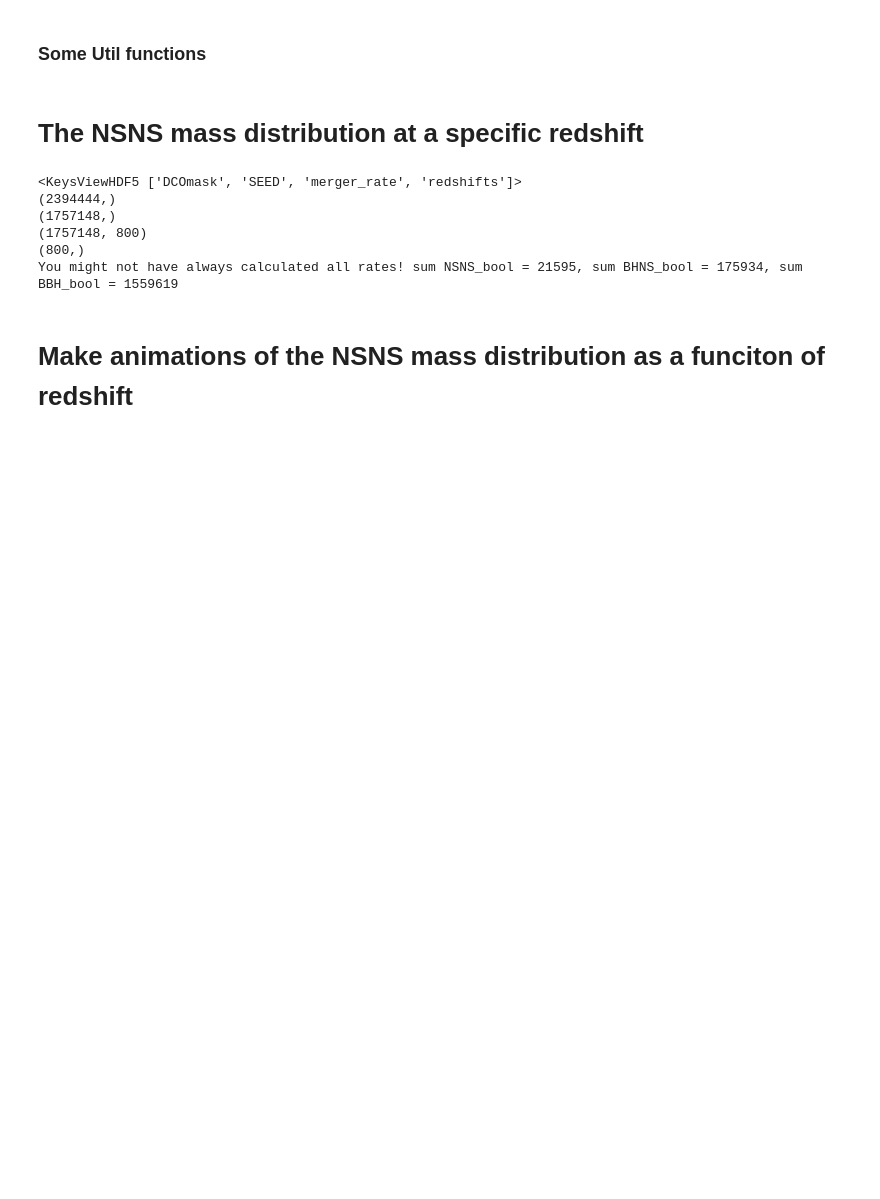
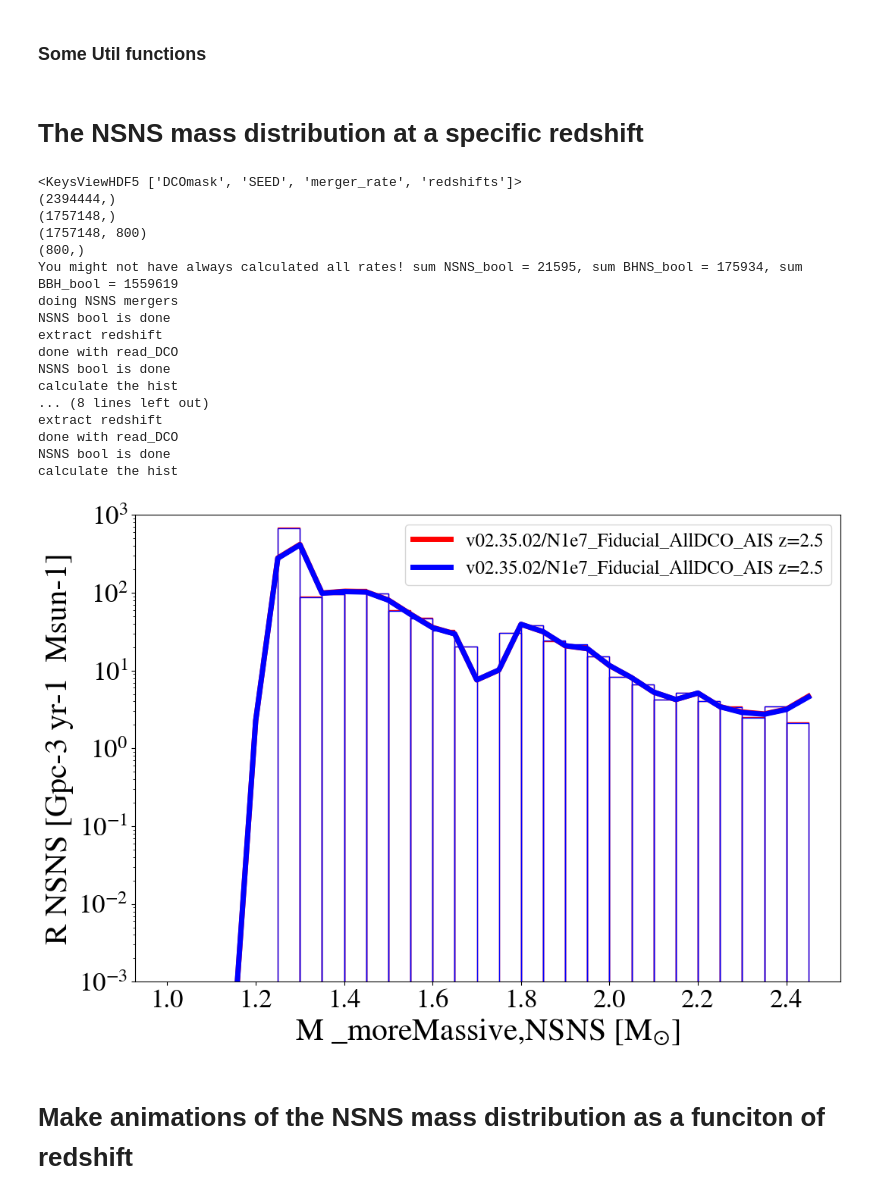
Before and after one commit to LiekeVanSon/NSNS_masses, a Jupyter notebook: code/InspectRates.ipynb, the cells around one changed output. Cells and saved outputs as stored; diff of their text form; code cells hidden in the pictures; blank space fills up the shorter version.

Commit message:
checked the difference between bin append and full resolution

```diff
--- a/code/InspectRates.ipynb
+++ b/code/InspectRates.ipynb
@@ -51,7 +51,7 @@ redshift_interest = 2.5
 ####################################
 
 
-def read_DCO(var = 'v02.35.02/N1e7_Fiducial_AllDCO_AIS/', rate_filename = 'Rate_info.h5',
+def read_DCO(var = 'v02.35.02/N1e7_Fiducial_AllDCO_AIS/', rate_filename = 'Rate_info.h5', DCO_flavour = 'NSNS',
              rate_key = 'Rates_mu00.025_muz-0.049_alpha-1.79_sigma01.129_sigmaz0.048_a0.017_b1.487_c4.442_d5.886_zBinned',
              redshift_interest  = 0.2):
     ####################################
@@ -96,16 +96,29 @@ def read_DCO(var = 'v02.35.02/N1e7_Fiducial_AllDCO_AIS/', rate_filename = 'Rate_
 
     merger_bool = DCO_merger_calculated['Merges_Hubble_Time'] == True
 
+    NSNStable, rates_NSNS, BHNStable, rates_BHNS, BBHtable, rates_BBH = [],[],[],[],[],[]
+    if DCO_flavour == 'NSNS':
+        print('doing NSNS mergers')
+        NSNS_merger_bool = NSNS_bool * merger_bool
+        NSNStable  = DCO_merger_calculated[NSNS_merger_bool]
+        rates_NSNS = RateFile[rate_key]['merger_rate'][NSNS_merger_bool]
+        print('NSNS bool is done')
 
-    NSNStable  = DCO_merger_calculated[np.logical_and(NSNS_bool, merger_bool)]
-    rates_NSNS = RateFile[rate_key]['merger_rate'][np.logical_and(NSNS_bool, merger_bool)]
+    elif DCO_flavour == 'BHNS':
+        print('doing BHNS mergers')
+        BHNS_merger_bool = BHNS_bool * merger_bool
+        BHNStable  = DCO_merger_calculated[BHNS_merger_bool]
+        rates_BHNS = RateFile[rate_key]['merger_rate'][BHNS_merger_bool]
+        print('BHNS bool is done')
 
-    BHNStable  = DCO_merger_calculated[np.logical_and(BHNS_bool, merger_bool)]
-    rates_BHNS = RateFile[rate_key]['merger_rate'][np.logical_and(BHNS_bool, merger_bool)]
+    elif DCO_flavour == 'BBH':
+        print('doing BBH mergers')
+        BBH_merger_bool = BBH_bool * merger_bool
+        BBHtable   = DCO_merger_calculated[BBH_merger_bool]
+        rates_BBH  = RateFile[rate_key]['merger_rate'][BBH_merger_bool]
+        print('bbh bool is done')
 
-    BBHtable   = DCO_merger_calculated[np.logical_and(BBH_bool, merger_bool)]
-    rates_BBH  = RateFile[rate_key]['merger_rate'][np.logical_and(BBH_bool, merger_bool)]
-
+    print('extract redshift')
     # Extract redshift for the current frame
     redshifts = RateFile[rate_key]['redshifts'][()]
     # Get the redshift index closest to the redshift of interest
@@ -122,7 +135,7 @@ fig, ax = plt.subplots(figsize=(12, 8))
 # Define the bins and x values for the KDE
 Mbinwidth = 0.05
 mass_key = '_moreMassive' #  'chirp'#'_lessMassive' #
-DCO_flavour = 'NSNS' #'BHNS'#
+flavour = 'NSNS' #'BHNS'#
 bins = np.arange(1, 2.5, Mbinwidth)
 x_KDE = np.arange(1, 2.5, Mbinwidth)
 
@@ -133,19 +146,23 @@ rate_keys       = [rate_key, rate_key + '_zBinned']
 hist_colors = ['red', 'blue', 'green']
 for v_i, variation in enumerate(['v02.35.02/N1e7_Fiducial_AllDCO_AIS','v02.35.02/N1e7_Fiducial_AllDCO_AIS']):# 'v02.35.02/N1e6_Fiducial_AllDCO_AIS/', 'v02.35.02/N1e5_Fiducial_AllDCO_AIS/']): #
 
-    NSNStable, rates_NSNS, BHNStable, rates_BHNS, BBHtable, rates_BBH, redshifts, redshift_i = read_DCO(var = variation, rate_filename=rate_filenames[v_i], rate_key=rate_keys[v_i],redshift_interest = redshift_interest)
+    NSNStable, rates_NSNS, BHNStable, rates_BHNS, BBHtable, rates_BBH, redshifts, redshift_i = read_DCO(var = variation, rate_filename=rate_filenames[v_i], DCO_flavour = flavour,
+                                                                                                        rate_key=rate_keys[v_i],redshift_interest = redshift_interest)
+    print('done with read_DCO')
 
-    if DCO_flavour == 'NSNS':
+    if flavour == 'NSNS':
         DCO_table = NSNStable
         rates     = rates_NSNS
-    elif DCO_flavour == 'BHNS':
+        print('NSNS bool is done')
+    elif flavour == 'BHNS':
         DCO_table = BHNStable
         rates     = rates_BHNS
-    elif DCO_flavour == 'BBH':
+    elif flavour == 'BBH':
         DCO_table = BBHtable
         rates     = rates_BBH
 
     # Calculate the histogram
+    print('calculate the hist')
     hist, bin_edge = np.histogram(DCO_table[f'M{mass_key}'], weights=rates[:, redshift_i], bins=bins)
     center_bins = (bin_edge[:-1] + bin_edge[1:]) / 2.
 
@@ -174,36 +191,48 @@ for v_i, variation in enumerate(['v02.35.02/N1e7_Fiducial_AllDCO_AIS','v02.35.02
 
         # calculate 90% tile
         y_vals = hist_vals / Mbinwidth / norm
         if logx:
             y_vals = y_vals*center_bins
         percentiles = np.percentile(y_vals, [10., 90.], axis=0)
 
         # Plot the 90% tile
         ax.fill_between(center_bins, percentiles[0],percentiles[1], alpha=0.4, color=hist_colors[v_i], zorder = 0)
 
 
     # Plot the KDE
     kernel = stats.gaussian_kde(DCO_table[f'M{mass_key}'], weights=rates[:, redshift_i],  bw_method=0.1)# bw_method='silverman' 'scott')
     KDEy_vals = kernel(x_KDE) * sum(hist) / norm  # re-normalize the KDE
     ax.plot(x_KDE, KDEy_vals, label=f'{variation} z={np.round(redshifts[redshift_i],2)}' , color=hist_colors[v_i], lw=5)
 
 # Set the axis labels and limits
-ax.set_xlabel(f'M {mass_key},{DCO_flavour} '+ '$[\mathrm{M_{\odot}} ]$', fontsize=30)
-ax.set_ylabel(f'R {DCO_flavour} [Gpc-3 yr-1  Msun-1]', fontsize=30)
+ax.set_xlabel(f'M {mass_key},{flavour} '+ '$[\mathrm{M_{\odot}} ]$', fontsize=30)
+ax.set_ylabel(f'R {flavour} [Gpc-3 yr-1  Msun-1]', fontsize=30)
 ax.set_yscale('log')
 ax.set_ylim(1e-3, 1e3)
 ax.legend(fontsize = 18)
 
-plt.savefig(f'../ResolutionTest_{DCO_flavour}_mass_dist_z_{redshift_interest}.png')
+plt.savefig(f'../ResolutionTest_{flavour}_mass_dist_z_{redshift_interest}.png')
 # Show the plot
 plt.show()
 # %% [output]
 <KeysViewHDF5 ['DCOmask', 'SEED', 'merger_rate', 'redshifts']>
 (2394444,)
 (1757148,)
 (1757148, 800)
 (800,)
 You might not have always calculated all rates! sum NSNS_bool = 21595, sum BHNS_bool = 175934, sum BBH_bool = 1559619
+doing NSNS mergers
+NSNS bool is done
+extract redshift
+done with read_DCO
+NSNS bool is done
+calculate the hist
+... (8 lines left out)
+extract redshift
+done with read_DCO
+NSNS bool is done
+calculate the hist
+[figure, added]
 # %% [markdown]
 # Make animations of the NSNS mass distribution as a funciton of redshift
 # %%
```
Also changed, not shown: 1 other file.
